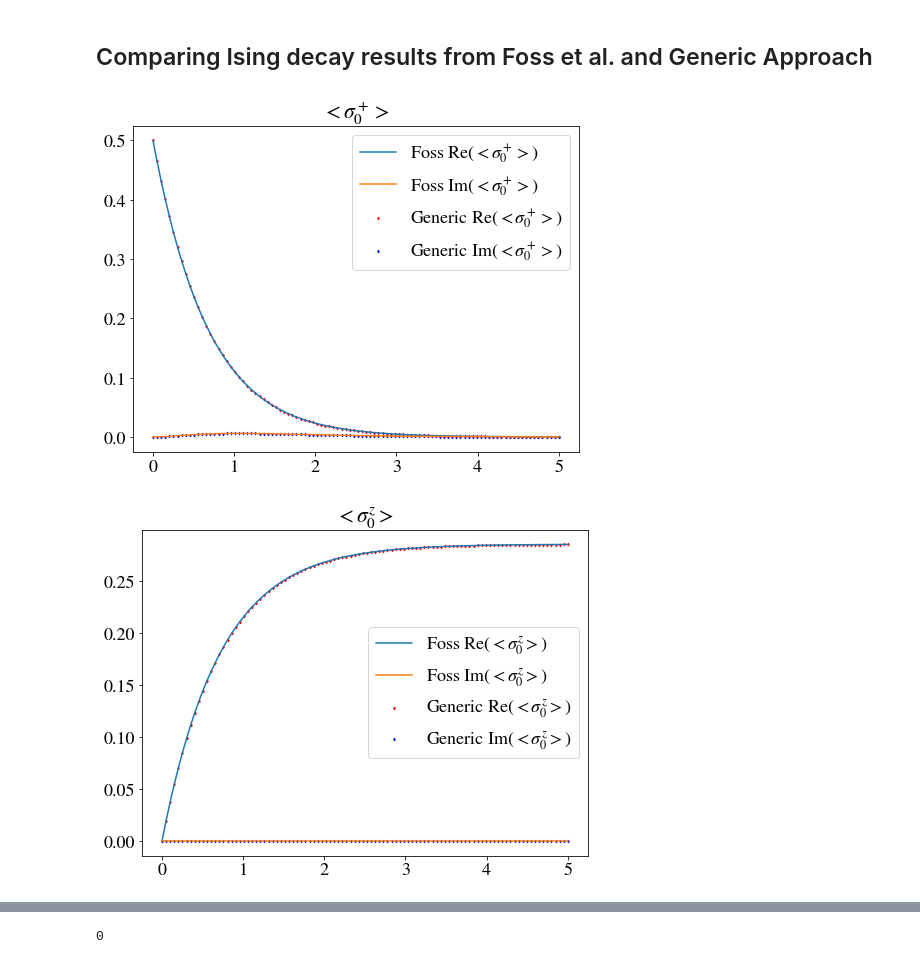
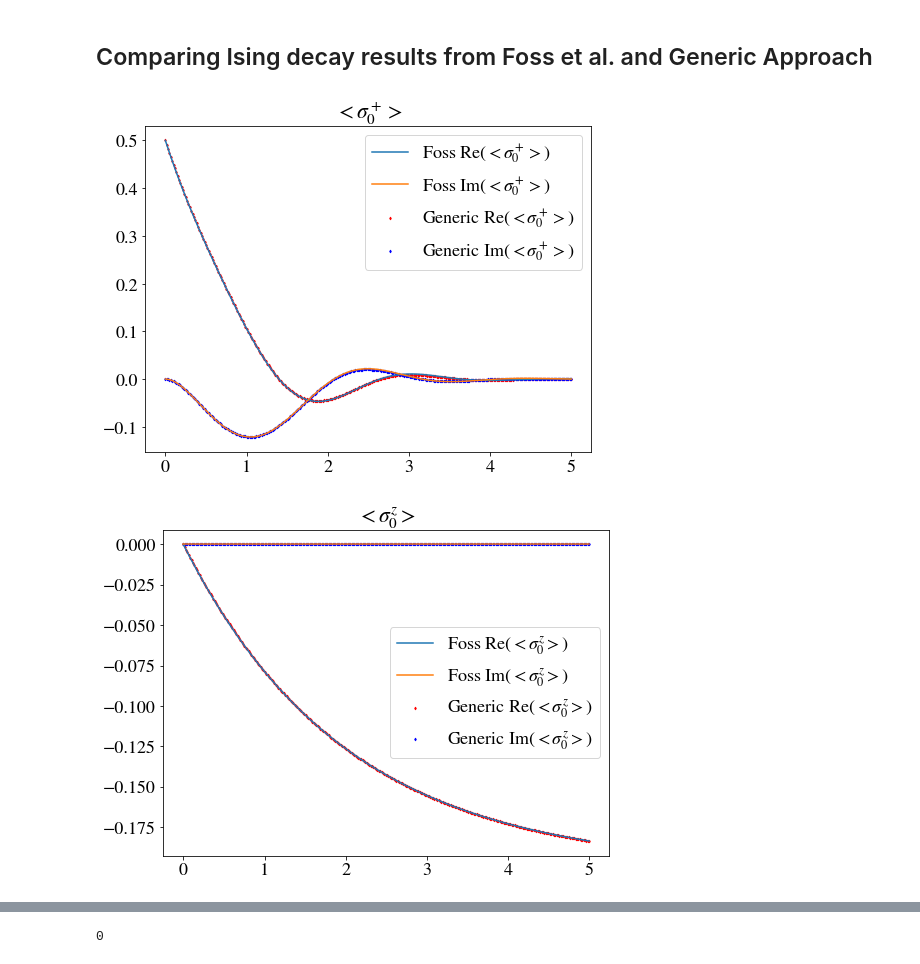
Before and after one commit to eckast161/PHYS_5070, a Jupyter notebook: Ising.Model.Homogeneous.N.ipynb, the cells around one changed output, grey strips where cells are left out. Cells and saved outputs as stored; diff of their text form; code cells hidden in the pictures.

```diff
--- a/Ising.Model.Homogeneous.N.ipynb
+++ b/Ising.Model.Homogeneous.N.ipynb
@@ -133,8 +133,8 @@ Azy=[[ 0, 0.09],
      [ 0.09, 0]]
 
 
-J=0.4
-N=2
+J=10
+N=2000
 
 Azz=[[ 0, J/N],
      [ 0, 0]]  #Ising model matrix!!!
@@ -165,9 +165,9 @@ A=np.array([A_null,A_null,A_null,A_null,A_null,A_null,A_null,A_null,np.array(Azz
 Dissipation_factor=1#0.5
 
 
-Gamma_ud=0.5
-Gamma_du=0.9
-Gamma_el=1.5
+Gamma_ud=0.3
+Gamma_du=0.2
+Gamma_el=1.6
 
 
 gammaplus=Gamma_du/2
@@ -239,7 +239,7 @@ z0=np.array([sp_init0,sz_init0,sp_initp0p1,sz_initp0m1,sp_initz0p1,sz_initz0z1])
 
 init_time=0
 final_time=5
-steps=100
+steps=300
 
 
 #t1=time.time()
@@ -349,7 +349,7 @@ s=2*1j*gamma+2*J01/N
 r=Gamma_ud*Gamma_du
 
 def p0_gen(t):
-    return  0.5*np.exp(-Tot*t/2)*np.exp(-lamda*t)*( np.cos(t*(s**2-r)**0.5) +  lamda*np.sin(t*(s**2-r)**0.5)/((s**2-r)**0.5))
+    return  0.5*np.exp(-Tot*t/2)*( np.exp(-lamda*t)*( np.cos(t*(s**2-r)**0.5) +  lamda*np.sin(t*(s**2-r)**0.5)/((s**2-r)**0.5)) )**(N-1)
 
 import matplotlib.pyplot as plt
 
@@ -361,38 +361,38 @@ plt.scatter(t,np.imag(z[:,0]),label="Generic Im($<\sigma_0^+>$)",color='b',marke
 plt.legend()
 plt.show()
 # %% [output]
-[figure, old version]
+[figure, new version]
 # %%
 import numpy as np
 
 Gamma_r=Gamma_ud+Gamma_du
 
 
 gamma=(Gamma_ud-Gamma_du)/4
 
 Tot=Gamma_r+Gamma_el
 N=2
 lamda=Gamma_r/2
 
-
+J01=N*A[tin("zz")][0][1]
 
 s=2*1j*gamma+2*J/N
 r=Gamma_ud*Gamma_du
 
 def z0_gen(t):
     return 2*(-Gamma_ud+Gamma_du)/(Gamma_ud+Gamma_du)*np.exp(-Gamma_r*t/2)*np.sinh(Gamma_r*t/2)
 
 
 import matplotlib.pyplot as plt
 
 plt.title('$<\sigma_0^z>$')
 plt.plot(t,np.real(z0_gen(t)),label="Foss Re($<\sigma_0^z>$)")
 plt.scatter(t,np.real(z[:,1]),label="Generic Re($<\sigma_0^z>$)",color='r',marker='d',s=3)
 plt.plot(t,np.imag(z0_gen(t)),label="Foss Im($<\sigma_0^z>$)")
 plt.scatter(t,np.imag(z[:,1]),label="Generic Im($<\sigma_0^z>$)",color='b',marker='d',s=3)
 plt.legend()
 plt.show()
 # %% [output]
-[figure, old version]
+[figure, new version]
 # %%
 # [dp0dt, dz0dt, dp0p1dt, dp0m1dt, dp0z1dt, dz0z1dt]
```
Also changed, not shown: parts of 10 cells of this notebook.
